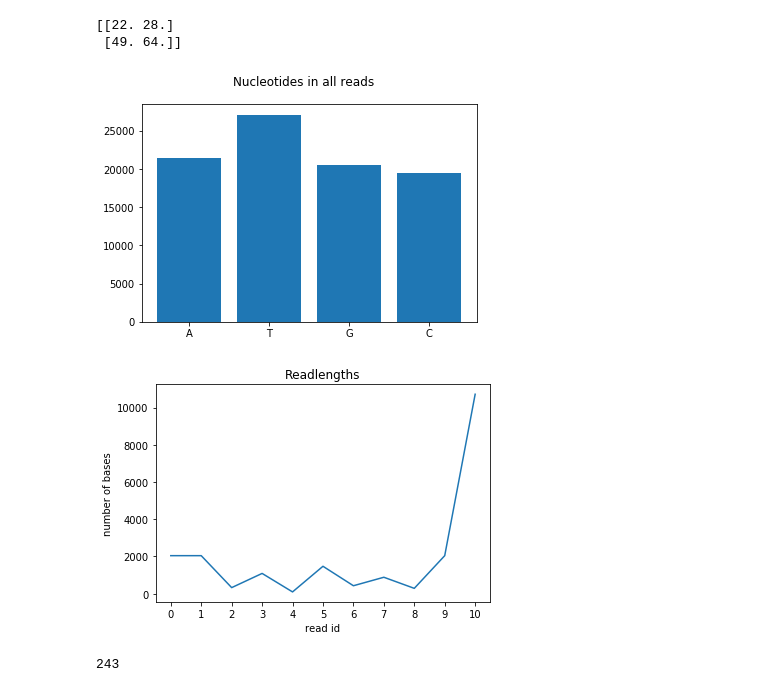
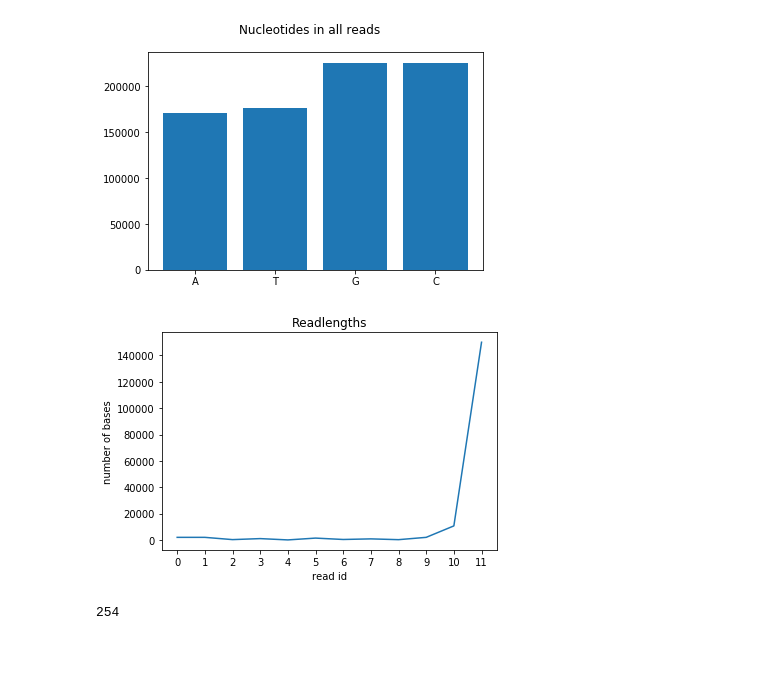
Before and after one commit to MADscientist314/tensorflow_basecaller, a Jupyter notebook: basecaller.ipynb, the cells around one changed output. Drawn from its saved outputs; the diff is of its cells as text; code cells hidden in the pictures; blank space fills up the shorter version.

```diff
--- a/basecaller.ipynb
+++ b/basecaller.ipynb
@@ -13,18 +19,11 @@ from tensorflow import keras
 # %%
-"""
-checks to see if gpu is working
-"""
-# Creates a graph.
-a = tf.constant([1.0, 2.0, 3.0, 4.0, 5.0, 6.0], shape=[2, 3], name='a')
-b = tf.constant([1.0, 2.0, 3.0, 4.0, 5.0, 6.0], shape=[3, 2], name='b')
-c = tf.matmul(a, b)
-# Creates a session with log_device_placement set to True.
-sess = tf.Session(config=tf.ConfigProto(log_device_placement=True))
-# Runs the op.
-print(sess.run(c))
+#import tensorflow as tf
+#with tf.device('/gpu:0'):
+#    a = tf.constant([1.0, 2.0, 3.0, 4.0, 5.0, 6.0], shape=[2, 3], name='a')
+#    b = tf.constant([1.0, 2.0, 3.0, 4.0, 5.0, 6.0], shape=[3, 2], name='b')
+#    c = tf.matmul(a, b)
+#with tf.Session() as sess:
+#   print (sess.run(c))
-# %% [output]
-[[22. 28.]
- [49. 64.]]
 # %%
 """
 this function divides the length of whatever
@@ -62,31 +61,31 @@ def normalize(x,y):
 # %%
 """
 This cell does the following
     1)Imports the bases
     2)trims off the new lines and digits
     3)converts them to a list
     4)converts them to a code of 0123 instead of ATCG
 """
 f = open("fasta/sampled_read.fasta","r") #opens the file with the reads
 a = f.read()
-base = [re.sub(">|\n|\d", "",str) for str in a]
+b = (a.split(">", 12))
+base = [re.sub(">|\n|\d", "",str) for str in b]
 baseA0 = [re.sub("A","0",str) for str in base]
 baseT1 = [re.sub("T","1",str) for str in baseA0]
 baseG2 = [re.sub("C","2",str) for str in baseT1]
 base_coded = [re.sub("G","3",str) for str in baseG2]
 A0=(a.count("A"))
 T1=(a.count("T"))
 G2=(a.count("G"))
 C3=(a.count("C"))
 names = ['A', 'T', 'G', 'C']
 values = [(A0), (T1), (G2), (C3)]
-
 plt.subplot()
 plt.bar(names, values)
 plt.suptitle('Nucleotides in all reads')
 plt.show()
 # %% [output]
-[figure, old version]
+[figure, new version]
 # %%
 """
 The purpose of this code is the following
@@ -125,10 +125,10 @@ for i in range(1):
     plt.ylabel('number of bases')
     plt.xlabel('read id')
     plt.plot(kmer[i])
-    plt.xticks(np.arange(0, 11))
+    plt.xticks(np.arange(0, 12))
     plt.show()
 # %% [output]
-[figure, old version]
+[figure, new version]
 # %%
 """
 The cell does the following:
@@ -187,25 +187,24 @@ I just copied the same code for the testing set read(1)
 arr2=[] # In this code I converted the reads to a concated string of a 4mer
 converted=[]
 converted2=[]
-for x in range(1):
-    for i, v in enumerate(reads[x]): #Read 0 is the training data
-        temp = ''
-        for w in v:
-            temp = temp + str(w)
-        arr2.append(temp)
-    a=np.unique(arr2)# makes an array of every unique combo in the read for downstream indexing
-    for x in arr2:
-        #print(x)
-        b=enumerate(a)
-        c=[(i) for i, j in b if a[i]==(x)]
-        converted.append(c)
-    for i, v in enumerate(converted): #Read 0 is the training data
-        temp = ''
-        for w in v:
-            temp = temp + str(w)
-        converted2.append(temp)
-    n=np.unique(converted2)
-    print((n.size))
+for i, v in enumerate(reads[10]): #Read 0 is the training data
+    temp = ''
+    for w in v:
+        temp = temp + str(w)
+    arr2.append(temp)
+a=np.unique(arr2)# makes an array of every unique combo in the read for downstream indexing
+for x in arr2:
+    #print(x)
+    b=enumerate(a)
+    c=[(i) for i, j in b if a[i]==(x)]
+    converted.append(c)
+for i, v in enumerate(converted): #Read 0 is the training data
+    temp = ''
+    for w in v:
+        temp = temp + str(w)
+    converted2.append(temp)
+n=np.unique(converted2)
+print((n.size))
 y_test=np.int16(converted2)
 # %% [output]
-243
+254
```
Also changed, not shown: parts of 17 cells of this notebook, 24 other files.
